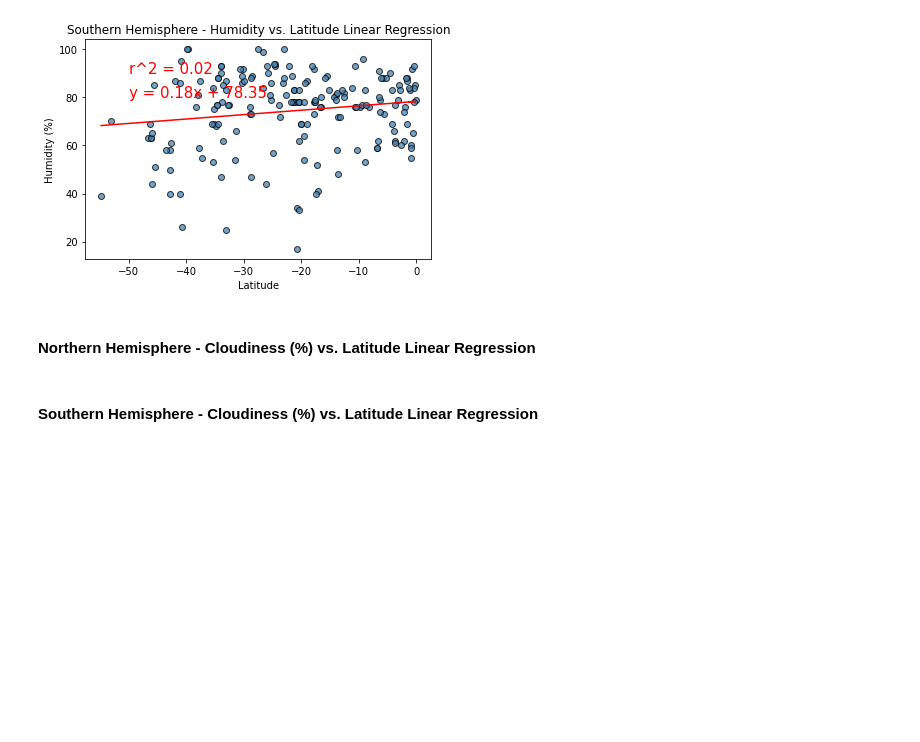
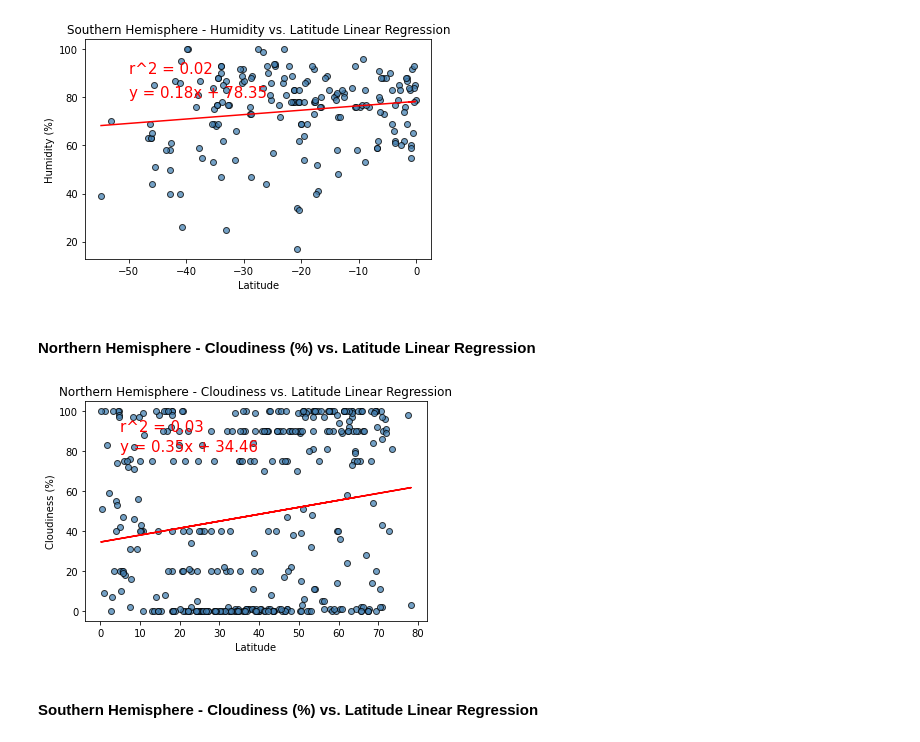
Before and after one commit to Prarthna-design/python-api-challenge, a Jupyter notebook: WeatherPy/WeatherPy.ipynb, the cells around one changed output. Cells and saved outputs as stored; diff of their text form; code cells hidden in the pictures; blank space fills up the shorter version.

Commit message:
Northern Hemisphere - Cloudiness (%) vs. Latitude Linear Regression

```diff
--- a/WeatherPy/WeatherPy.ipynb
+++ b/WeatherPy/WeatherPy.ipynb
@@ -421,6 +421,38 @@ plt.show()
 [figure]
 # %% [markdown]
 ####  Northern Hemisphere - Cloudiness (%) vs. Latitude Linear Regression
+# %%
+# Set the x and y axis values
+x_values = northern_df["Lat"]
+y_values = northern_df["Cloudiness"]
+
+# Determine the regression values
+(slope, intercept, rvalue, pvalue, stderr) = linregress(x_values, y_values)
+regress_values = x_values * slope + intercept
+
+# Determine the line equation and r squared value
+line_eq = "y = " + str(round(slope,2)) + "x + " + str(round(intercept,2))
+r_squared = f"r^2 = {round(rvalue ** 2,2)}"
+
+# Generate the scatter plot with the linear regression line
+plt.scatter(x_values, y_values, facecolors = "steelblue", alpha = .75, edgecolors = "black")
+plt.plot(x_values,regress_values,"r-")
+
+# Display the linear regression equation and r squared
+plt.annotate(line_eq,(5,80),fontsize=15,color="red")
+plt.annotate(r_squared, (5,90),fontsize=15,color="red")
+
+# Set the x and y labels
+plt.xlabel('Latitude')
+plt.ylabel('Cloudiness (%)')
+plt.title("Northern Hemisphere - Cloudiness vs. Latitude Linear Regression")
+
+plt.tight_layout()
+
+plt.savefig("output_data/northern_cloudinesslat_max.png")
+plt.show()
+# %% [output]
+[figure, added]
 # %% [markdown]
 ####  Southern Hemisphere - Cloudiness (%) vs. Latitude Linear Regression
 # %% [markdown]
```
Also changed, not shown: 1 other file.
